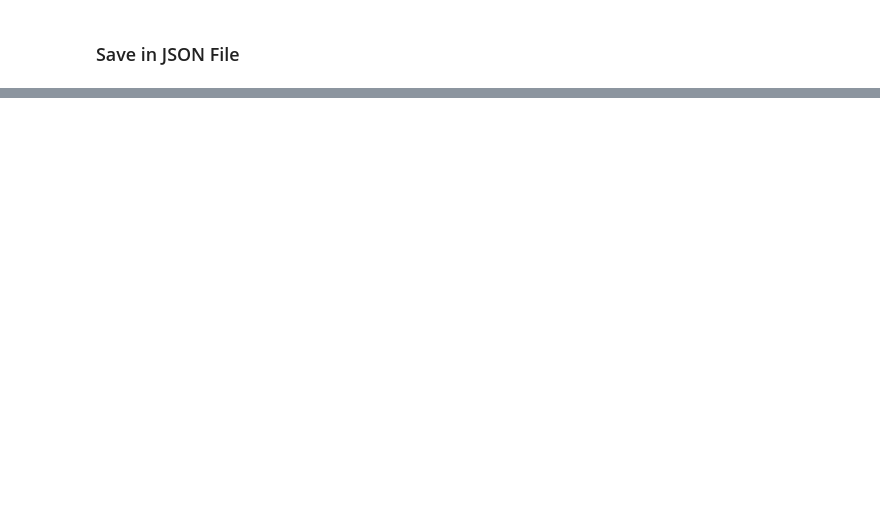
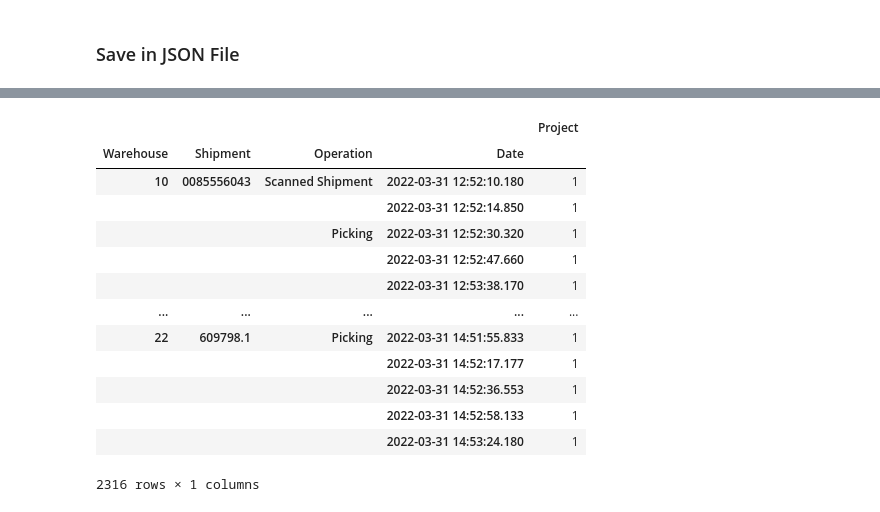
Before and after one commit to wdsrx/data_exploration, a Jupyter notebook: Operations.ipynb, the cells around one changed output, grey strips where cells are left out. Cells and saved outputs as stored; diff of their text form; code cells hidden in the pictures; blank space fills up the shorter version.

Commit message:
Updating data

```diff
--- a/Operations.ipynb
+++ b/Operations.ipynb
@@ -452,3 +499,23 @@ df_02_grouped.plot.barh()
+# %%
+df03_group = df03.groupby(['Warehouse', 'Shipment', 'Operation', 'Date'])[['Project']].count().sort_values(['Warehouse', 'Shipment', 'Date'])
+# %%
+df03_group.to_json('data/performance.json')
+df03_group
+# %% [output]
+|  |  |  |  | Project |
+| Warehouse | Shipment | Operation | Date |  |
+| 10 | 0085556043 | Scanned Shipment | 2022-03-31 12:52:10.180 | 1 |
+|  |  |  | 2022-03-31 12:52:14.850 | 1 |
+|  |  | Picking | 2022-03-31 12:52:30.320 | 1 |
+|  |  |  | 2022-03-31 12:52:47.660 | 1 |
+|  |  |  | 2022-03-31 12:53:38.170 | 1 |
+| ... | ... | ... | ... | ... |
+| 22 | 609798.1 | Picking | 2022-03-31 14:51:55.833 | 1 |
+|  |  |  | 2022-03-31 14:52:17.177 | 1 |
+|  |  |  | 2022-03-31 14:52:36.553 | 1 |
+|  |  |  | 2022-03-31 14:52:58.133 | 1 |
+|  |  |  | 2022-03-31 14:53:24.180 | 1 |
+2316 rows × 1 columns
 # %%
 # Close connection
 cnxn.close()
```
Also changed, not shown: parts of 32 cells of this notebook, 18 other files.
